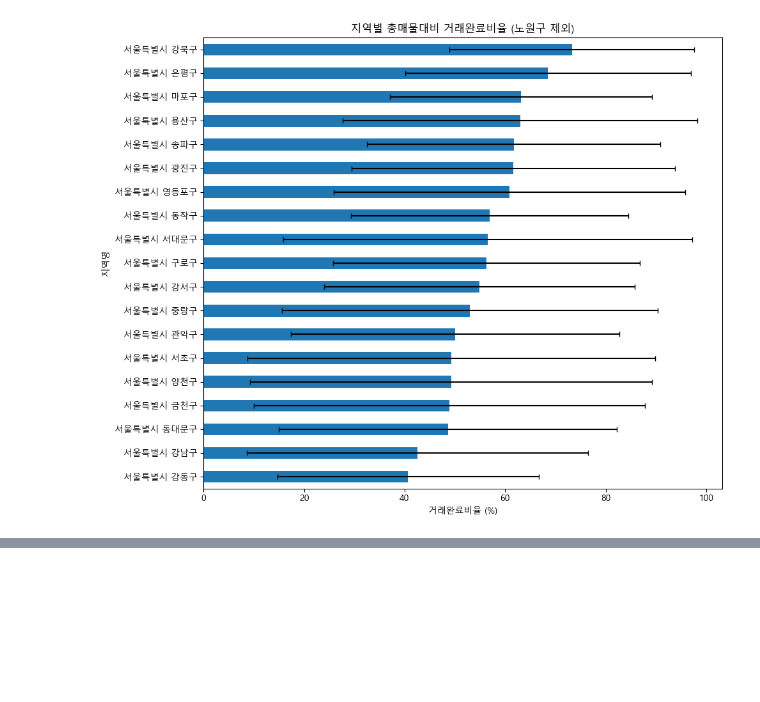
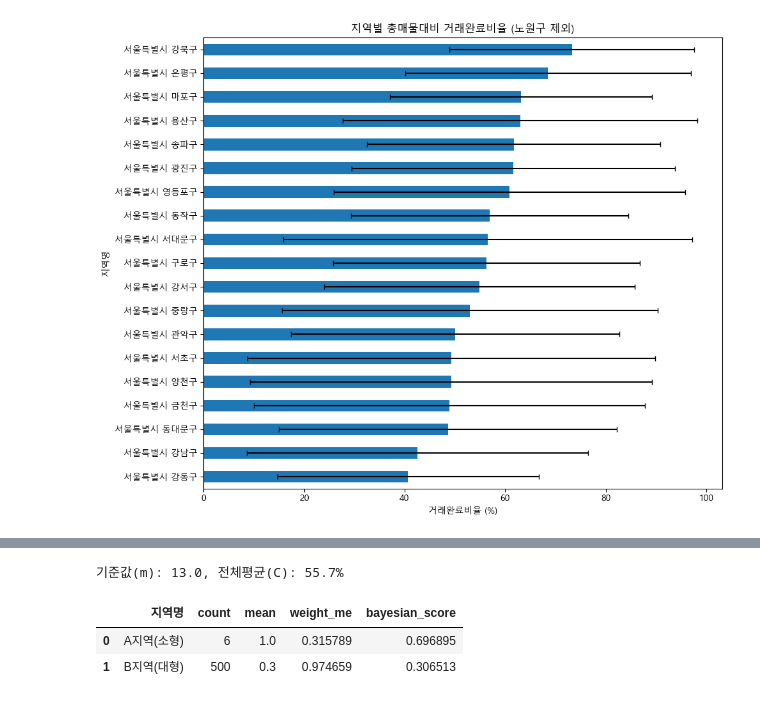
Before and after one commit to eunjeong0911/Property-recommend, a Jupyter notebook: apps/reco/models/trust_model/pipeline/sumi/pre_ml_no_nowon.ipynb, the cells around one changed output, grey strips where cells are left out. Saved outputs shown, nothing was run; the diff lists cells and outputs as text; code cells hidden in the pictures; blank space fills up the shorter version.

```diff
--- a/apps/reco/models/trust_model/pipeline/sumi/pre_ml_no_nowon.ipynb
+++ b/apps/reco/models/trust_model/pipeline/sumi/pre_ml_no_nowon.ipynb
@@ -116,0 +407,44 @@ plt.show()
+# %%
+# [검증 코드] 베이지안 보정의 실제 작동 원리 시뮬레이션
+# 질문하신 '규모가 큰 곳 vs 작은 곳'의 보정 효과를 코드로 직접 확인합니다.
+
+# ---------------------------------------------------------
+# 1. 가상의 두 지역 설정
+# ---------------------------------------------------------
+# A지역 (소형): 매물은 적은데(6개) 거래율은 100% (운이 좋음?)
+# B지역 (대형): 매물은 많은데(500개) 거래율은 30% (시장 상황?)
+case_study = pd.DataFrame({
+    '지역명': ['A지역(소형)', 'B지역(대형)'],
+    'count': [6, 500],      # 매물 수 (v)
+    'mean': [1.0, 0.3]      # 거래율 (R) - A는 100%, B는 30%
+})
+
+# ---------------------------------------------------------
+# 2. 베이지안 보정 적용
+# ---------------------------------------------------------
+# 우리가 구한 기준값 사용
+current_m = 13.0   # 기준 매물 수
+current_C = 0.557  # 전체 평균 (55.7%)
+
+case_study['weight_me'] = case_study['count'] / (case_study['count'] + current_m)  # 내 점수 비중
+case_study['weight_avg'] = current_m / (case_study['count'] + current_m)         # 평균 점수 비중
+
+case_study['bayesian_score'] = (
+    (case_study['weight_me'] * case_study['mean']) +
+    (case_study['weight_avg'] * current_C)
+)
+
+# ---------------------------------------------------------
+# 3. 결과 출력
+# ---------------------------------------------------------
+print(f"기준값(m): {current_m}, 전체평균(C): {current_C*100:.1f}%")
+display(case_study[['지역명', 'count', 'mean', 'weight_me', 'bayesian_score']])
+
+# [결과 해석]
+# - A지역: 내 비중이 0.31밖에 안 돼서 점수가 100% -> 69%로 떡락 (거품 제거됨)
+# - B지역: 내 비중이 0.97이라서 점수가 30% -> 30.6%로 거의 그대로 유지 (큰 놈은 안 건드림)
+# %% [output]
+기준값(m): 13.0, 전체평균(C): 55.7%
+|  | 지역명 | count | mean | weight_me | bayesian_score |
+| 0 | A지역(소형) | 6 | 1.0 | 0.315789 | 0.696895 |
+| 1 | B지역(대형) | 500 | 0.3 | 0.974659 | 0.306513 |
```
Also changed, not shown: parts of 9 cells of this notebook, 2 other files.
